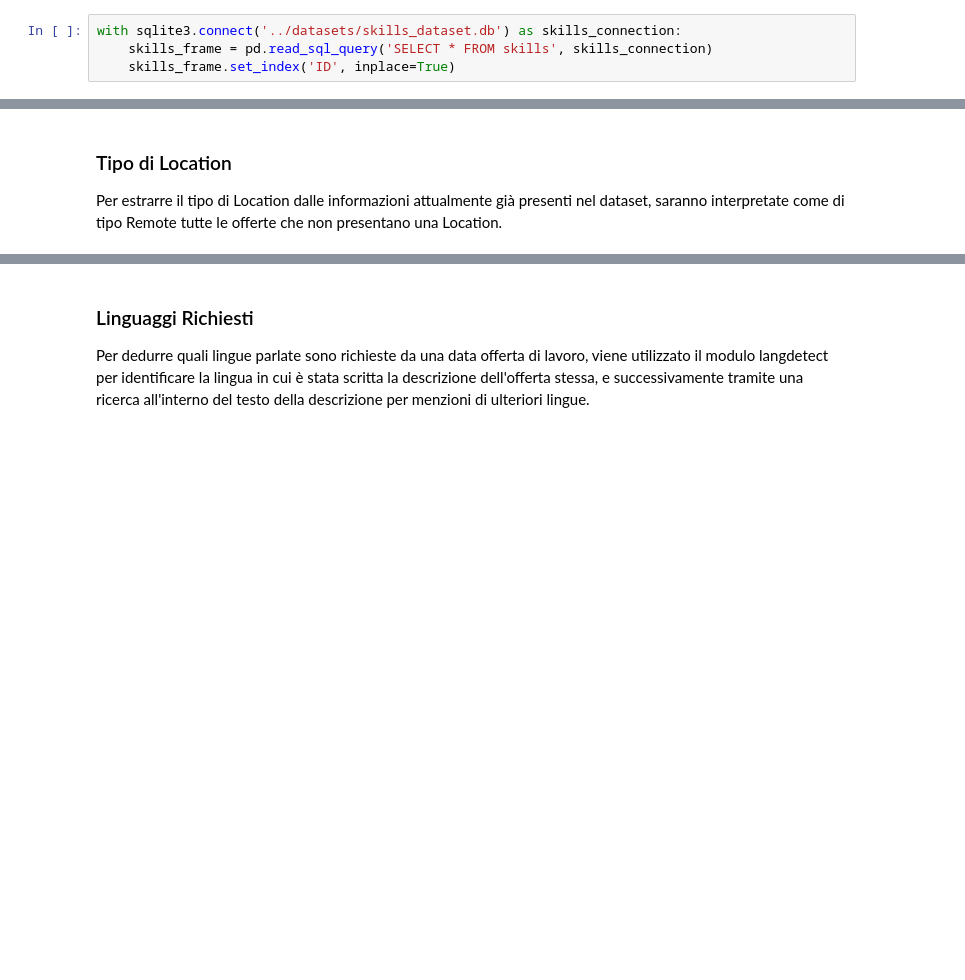
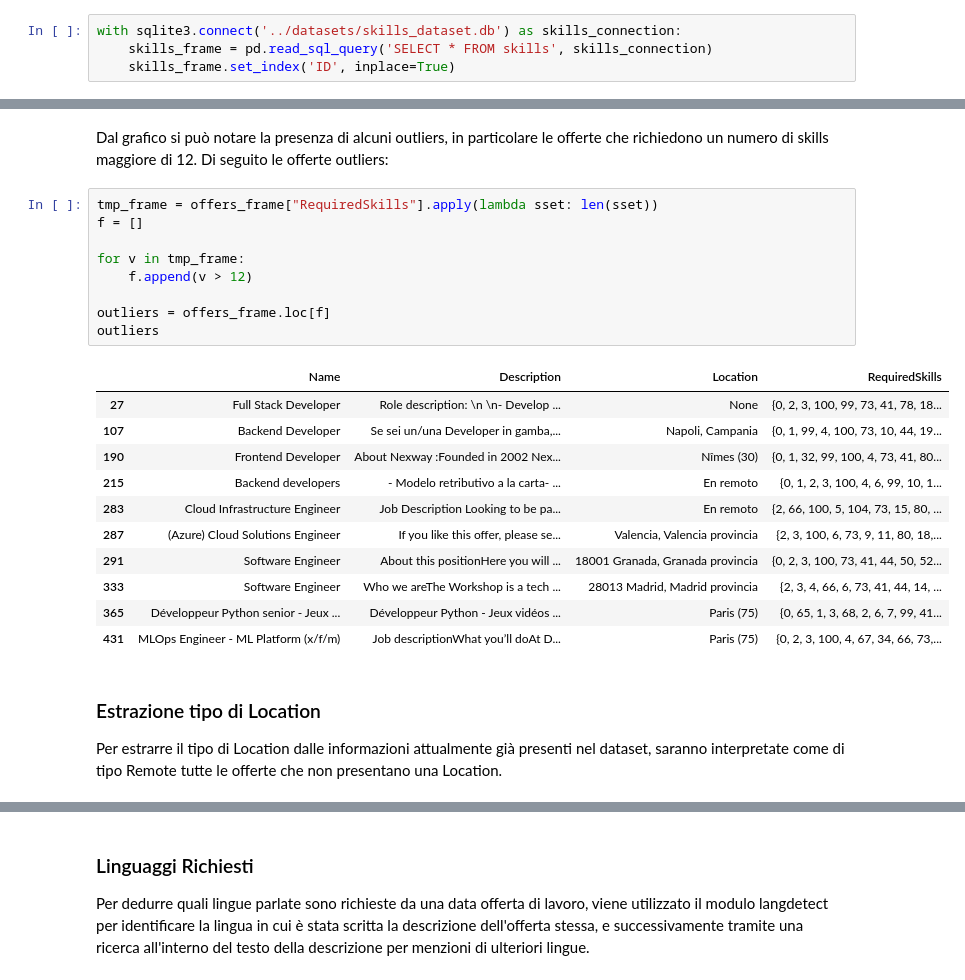
Before and after one commit to antoninoLorenzo/RecommenderSystem_TC, a Jupyter notebook: demo/notebooks/offers.ipynb, the cells around one changed output, grey strips where cells are left out. Drawn from its saved outputs; the diff is of its cells as text; blank space fills up the shorter version.

```diff
--- a/demo/notebooks/offers.ipynb
+++ b/demo/notebooks/offers.ipynb
@@ -251,5 +163,29 @@ Passing `palette` without assigning `hue` is deprecated and will be removed in v
+# %% [markdown]
+Dal grafico si può notare la presenza di alcuni outliers, in particolare le offerte che richiedono un numero di skills maggiore di 12.
+Di seguito le offerte outliers:
+# %%
+tmp_frame = offers_frame["RequiredSkills"].apply(lambda sset: len(sset))
+f = []
+
+for v in tmp_frame:
+    f.append(v > 12)
+
+outliers = offers_frame.loc[f]
+outliers
+# %% [output]
+|  | Name | Description | Location | RequiredSkills |
+| 27 | Full Stack Developer | Role description: \n \n- Develop ... | None | {0, 2, 3, 100, 99, 73, 41, 78, 18... |
+| 107 | Backend Developer | Se sei un/una Developer in gamba,... | Napoli, Campania | {0, 1, 99, 4, 100, 73, 10, 44, 19... |
+| 190 | Frontend Developer | About Nexway :Founded in 2002 Nex... | Nîmes (30) | {0, 1, 32, 99, 100, 4, 73, 41, 80... |
+| 215 | Backend developers | - Modelo retributivo a la carta- ... | En remoto | {0, 1, 2, 3, 100, 4, 6, 99, 10, 1... |
+| 283 | Cloud Infrastructure Engineer | Job Description ‍Looking to be pa... | En remoto | {2, 66, 100, 5, 104, 73, 15, 80, ... |
+| 287 | (Azure) Cloud Solutions Engineer | If you like this offer, please se... | Valencia, Valencia provincia | {2, 3, 100, 6, 73, 9, 11, 80, 18,... |
+| 291 | Software Engineer | About this positionHere you will ... | 18001 Granada, Granada provincia | {0, 2, 3, 100, 73, 41, 44, 50, 52... |
+| 333 | Software Engineer | Who we areThe Workshop is a tech ... | 28013 Madrid, Madrid provincia | {2, 3, 4, 66, 6, 73, 41, 44, 14, ... |
+| 365 | Développeur Python senior - Jeux ... | Développeur Python - Jeux vidéos ... | Paris (75) | {0, 65, 1, 3, 68, 2, 6, 7, 99, 41... |
+| 431 | MLOps Engineer - ML Platform (x/f/m) | Job descriptionWhat you’ll doAt D... | Paris (75) | {0, 2, 3, 100, 4, 67, 34, 66, 73,... |
 # %% [markdown]
-### Tipo di Location
+### Estrazione tipo di Location
 Per estrarre il tipo di Location dalle informazioni attualmente già presenti nel dataset,
 saranno interpretate come di tipo Remote tutte le offerte che non presentano una Location.
 # %%
```
Also changed, not shown: parts of 17 cells of this notebook, 1 other file.
